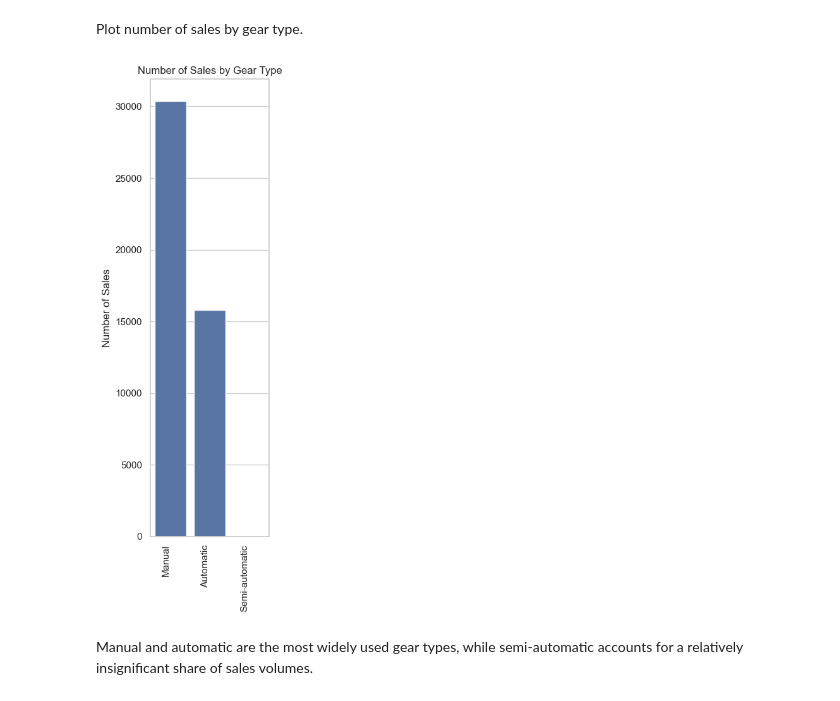
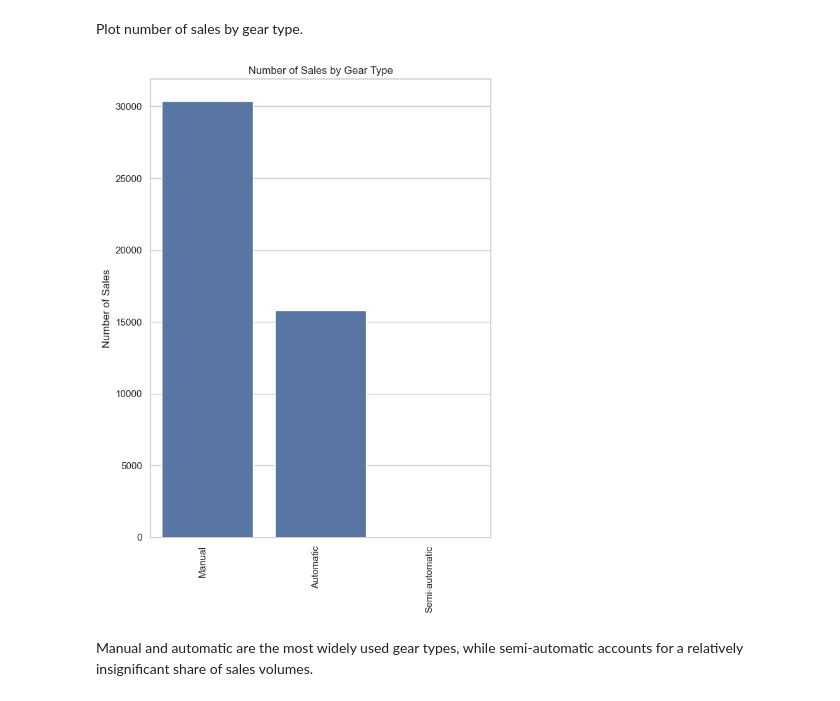
Before and after one commit to JAlbertOfficial/autoscout24-car-price-prediction, a Jupyter notebook: notebooks/1.0-ja-initial-data-exploration.ipynb, the cells around one changed output. Saved outputs shown, nothing was run; the diff lists cells and outputs as text; code cells hidden in the pictures.

Commit message:
docs: add code to save plots displaying number of sales for each categorial variable

```diff
--- a/notebooks/1.0-ja-initial-data-exploration.ipynb
+++ b/notebooks/1.0-ja-initial-data-exploration.ipynb
@@ -220,25 +223,26 @@ Plot number of sales by gear type.
 # %%
 # Set the style for seaborn
 sns.set_theme(style="whitegrid")
 
 # Set up the matplotlib figure for each variable
-plt.figure(figsize=(3, 9))
+plt.figure(figsize=(6.5, 9))
 
 # Create a barplot for the current variable
 sns.barplot(x='Level', y='Count', data=counts_df[counts_df['Variable'] == 'gear'])
 # Customize the plot
 plt.title(f'Number of Sales by Gear Type')
 plt.xlabel('')
 plt.ylabel('Number of Sales')
 
 # Rotate x-axis labels for better readability
 plt.xticks(rotation=90, ha='right')
 
 # Show the plot for the current variable
+plt.savefig('../reports/figures/sales_by_gear.png')
 plt.tight_layout()
 plt.show()
 # %% [output]
-[figure, old version]
+[figure, new version]
 # %% [markdown]
 Manual and automatic are the most widely used gear types, while semi-automatic accounts for a relatively insignificant share of sales volumes.
 # %% [markdown]
```
Also changed, not shown: parts of 4 cells of this notebook, 5 other files.
